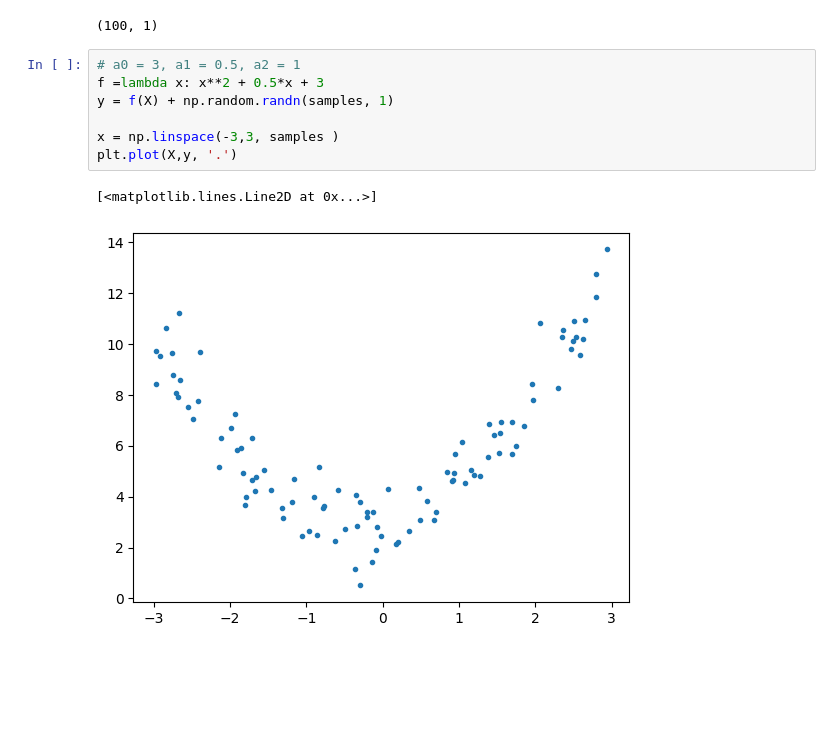
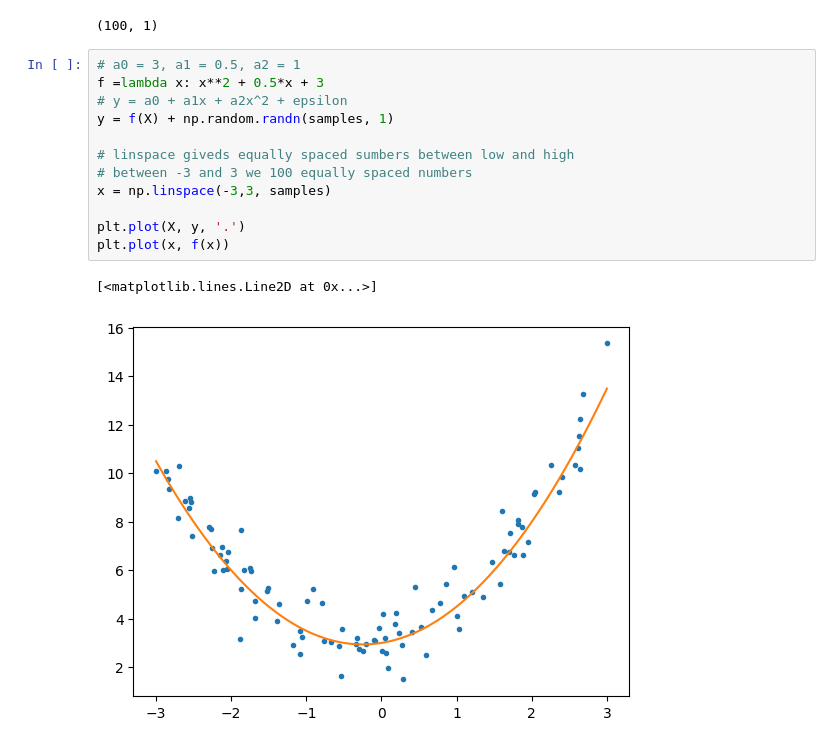
Before and after one commit to ArthurLopez1/AI-Arthur-Lopez-OPA23, a Jupyter notebook: code_alongs/Lec02_overfitting_underfitting.ipynb, the cells around one changed output. Cells and saved outputs as stored; diff of their text form; blank space fills up the shorter version.

```diff
--- a/code_alongs/Lec02_overfitting_underfitting.ipynb
+++ b/code_alongs/Lec02_overfitting_underfitting.ipynb
@@ -19,10 +19,15 @@ X.shape
 # %%
 # a0 = 3, a1 = 0.5, a2 = 1
 f =lambda x: x**2 + 0.5*x + 3
+# y = a0 + a1x + a2x^2 + epsilon
 y = f(X) + np.random.randn(samples, 1)
 
-x = np.linspace(-3,3, samples )
-plt.plot(X,y, '.')
+# linspace giveds equally spaced sumbers between low and high
+# between -3 and 3 we 100 equally spaced numbers
+x = np.linspace(-3,3, samples)
+
+plt.plot(X, y, '.')
+plt.plot(x, f(x))
 # %% [output]
 [<matplotlib.lines.Line2D at 0x...>]
-[figure, old version]
+[figure, new version]
```
Also changed, not shown: parts of 25 cells of this notebook, 3 other files.
